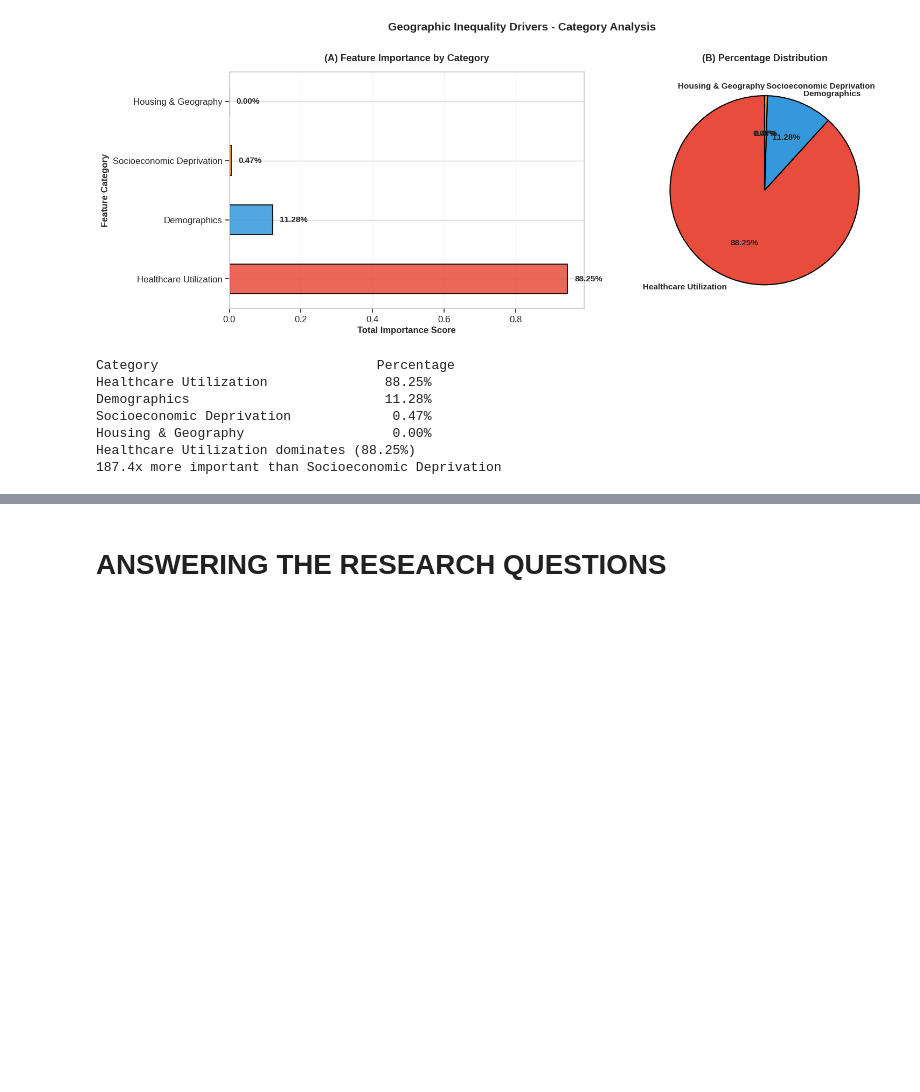
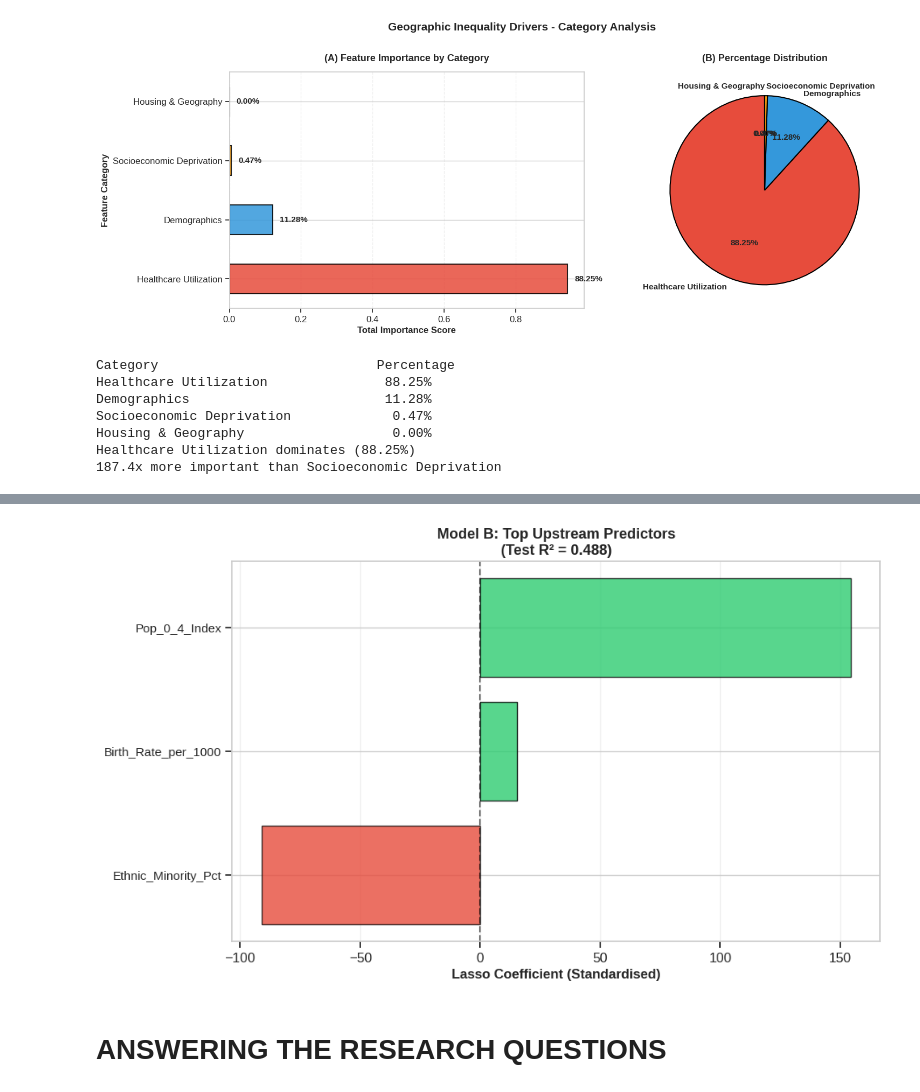
Before and after one commit to IfeakanduBenedict/pediatric-pneumonia-ml-england, a Jupyter notebook: Pediatric_Pneumonia_Analysis.ipynb, the cells around one changed output, grey strips where cells are left out. Saved outputs shown, nothing was run; the diff lists cells and outputs as text; code cells hidden in the pictures; blank space fills up the shorter version.

```diff
--- a/Pediatric_Pneumonia_Analysis.ipynb
+++ b/Pediatric_Pneumonia_Analysis.ipynb
@@ -2486,0 +2579,80 @@ Healthcare Utilization dominates (88.25%)
+# %%
+print("MODEL B: WITHOUT HEALTHCARE UTILISATION FEATURES")
+
+# Define healthcare utilisation features to exclude
+healthcare_features = ['Emergency_Admissions_0_4', 'Infant_Mortality_Rate']
+upstream_features = [f for f in X.columns if f not in healthcare_features]
+print(f"\nFeatures excluded: {healthcare_features}")
+print(f"Features retained: {len(upstream_features)} upstream predictors")
+
+# Build upstream-only feature sets
+X_train_up = X_train[upstream_features]
+X_test_up = X_test[upstream_features]
+
+# Re-scale on the upstream subset only
+scaler_b = RobustScaler()
+X_train_up_scaled = scaler_b.fit_transform(X_train_up)
+X_test_up_scaled = scaler_b.transform(X_test_up)
+X_train_up_scaled = pd.DataFrame(X_train_up_scaled, columns=upstream_features, index=X_train_up.index)
+X_test_up_scaled = pd.DataFrame(X_test_up_scaled, columns=upstream_features, index=X_test_up.index)
+
+# Re-tune Lasso for the upstream feature set
+print("\nRe-tuning Lasso on upstream features...")
+lasso_grid_b = GridSearchCV(Lasso(random_state=RANDOM_STATE, max_iter=10000),
+                            {'alpha': [0.001, 0.01, 0.1, 0.5, 1.0, 5.0, 10.0, 50.0, 100.0]},
+                            cv=10, scoring='r2', n_jobs=-1)
+lasso_grid_b.fit(X_train_up_scaled, y_train)
+print(f"Best alpha for Model B: {lasso_grid_b.best_params_['alpha']}")
+
+# Train Model B
+lasso_b = Lasso(alpha=lasso_grid_b.best_params_['alpha'],
+                random_state=RANDOM_STATE, max_iter=10000)
+lasso_b.fit(X_train_up_scaled, y_train)
+
+# Evaluate
+y_pred_train_b = lasso_b.predict(X_train_up_scaled)
+y_pred_test_b = lasso_b.predict(X_test_up_scaled)
+
+train_r2_b = r2_score(y_train, y_pred_train_b)
+test_r2_b = r2_score(y_test, y_pred_test_b)
+test_rmse_b = np.sqrt(mean_squared_error(y_test, y_pred_test_b))
+test_mae_b = mean_absolute_error(y_test, y_pred_test_b)
+
+cv_scores_b = cross_val_score(lasso_b, X_train_up_scaled, y_train, cv=10, scoring='r2')
+
+print("MODEL B PERFORMANCE (upstream features only):")
+print(f"  Train R²: {train_r2_b:.4f}")
+print(f"  Test R²:  {test_r2_b:.4f}")
+print(f"  CV R² (mean ± SD): {cv_scores_b.mean():.4f} ± {cv_scores_b.std():.4f}")
+print(f"  Test RMSE: {test_rmse_b:.2f}")
+print(f"  Test MAE:  {test_mae_b:.2f}")
+
+# Compare Model A vs Model B
+comparison = pd.DataFrame({
+    'Model A (Full)': [0.7172, 144.54, 107.70, 18, 9],
+    'Model B (Upstream only)': [round(test_r2_b, 4), round(test_rmse_b, 2),
+                                round(test_mae_b, 2),
+                                len(upstream_features),
+                                int(np.sum(lasso_b.coef_ != 0))]
+}, index=['Test R²', 'Test RMSE', 'Test MAE', 'Features Available', 'Features Selected'])
+print("\nMODEL COMPARISON:")
+display(comparison)
+
+# Plot top features for Model B
+lasso_b_coefs = pd.Series(lasso_b.coef_, index=upstream_features)
+top_b = lasso_b_coefs[lasso_b_coefs != 0].sort_values()
+
+fig, ax = plt.subplots(figsize=(10, 6))
+colors = ['#2ecc71' if c > 0 else '#e74c3c' for c in top_b.values]
+ax.barh(range(len(top_b)), top_b.values, color=colors, edgecolor='black', alpha=0.8)
+ax.set_yticks(range(len(top_b)))
+ax.set_yticklabels(top_b.index, fontsize=11)
+ax.set_xlabel('Lasso Coefficient (Standardised)', fontsize=12, fontweight='bold')
+ax.set_title(f'Model B: Top Upstream Predictors\n(Test R² = {test_r2_b:.3f})',
+             fontsize=13, fontweight='bold')
+ax.axvline(x=0, color='black', linestyle='--', alpha=0.5)
+ax.grid(axis='x', alpha=0.3)
+plt.tight_layout()
+plt.savefig('fig_model_b_features.png', dpi=150, bbox_inches='tight')
+plt.show()
+# %% [output]
@@ -2487,3 +2680,4 @@ Healthcare Utilization dominates (88.25%)
+[figure, added]
 # %% [markdown]
 # **ANSWERING THE RESEARCH QUESTIONS**
 # %% [markdown]
```
Also changed, not shown: parts of 5 cells of this notebook.
